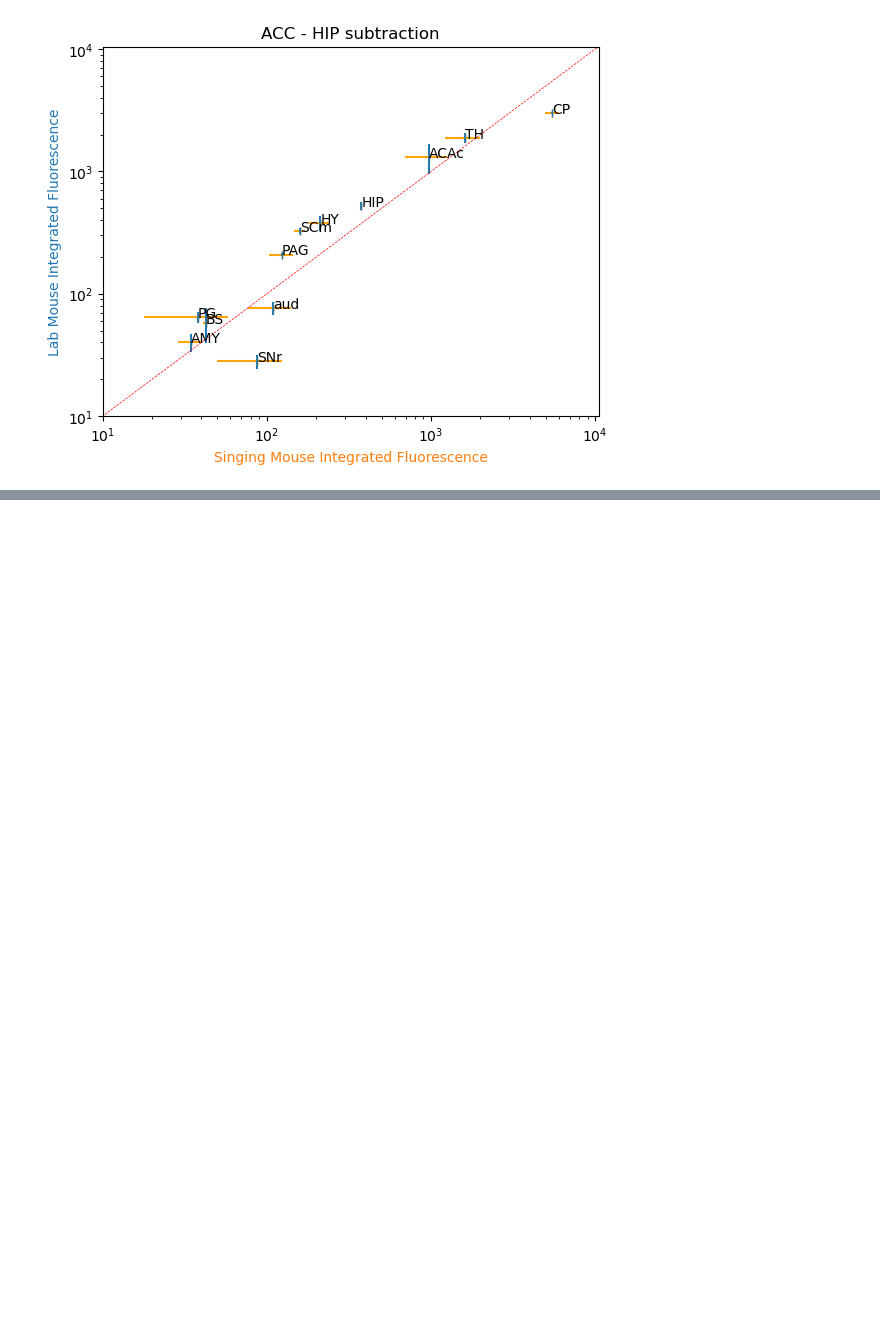
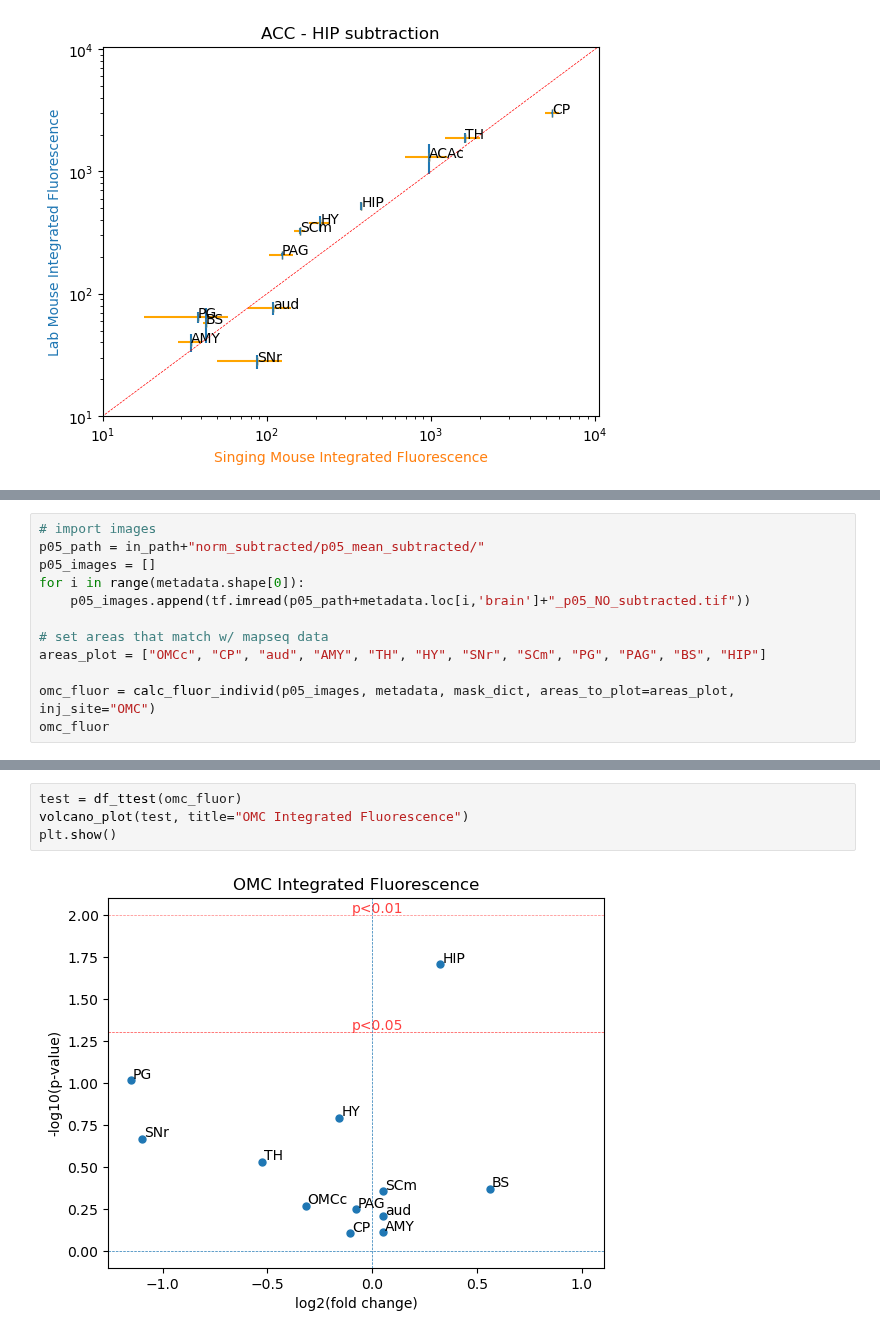
Before and after one commit to eisko/STP_analysis, a Jupyter notebook: STP_quant_fluor_individ.ipynb, the cells around one changed output, grey strips where cells are left out. Saved outputs shown, nothing was run; the diff lists cells and outputs as text; blank space fills up the shorter version.

```diff
--- a/STP_quant_fluor_individ.ipynb
+++ b/STP_quant_fluor_individ.ipynb
@@ -506,0 +619,12 @@ plt.show()
+# %%
+# import images
+p05_path = in_path+"norm_subtracted/p05_mean_subtracted/"
+p05_images = []
+for i in range(metadata.shape[0]):
+    p05_images.append(tf.imread(p05_path+metadata.loc[i,'brain']+"_p05_NO_subtracted.tif"))
+
+# set areas that match w/ mapseq data
+areas_plot = ["OMCc", "CP", "aud", "AMY", "TH", "HY", "SNr", "SCm", "PG", "PAG", "BS", "HIP"]
+
+omc_fluor = calc_fluor_individ(p05_images, metadata, mask_dict, areas_to_plot=areas_plot, inj_site="OMC")
+omc_fluor
@@ -506,0 +645,6 @@ plt.show()
+# %%
+test = df_ttest(omc_fluor)
+volcano_plot(test, title="OMC Integrated Fluorescence")
+plt.show()
+# %% [output]
+[figure, added]
```
Also changed, not shown: parts of 9 cells of this notebook, 5 other files.
